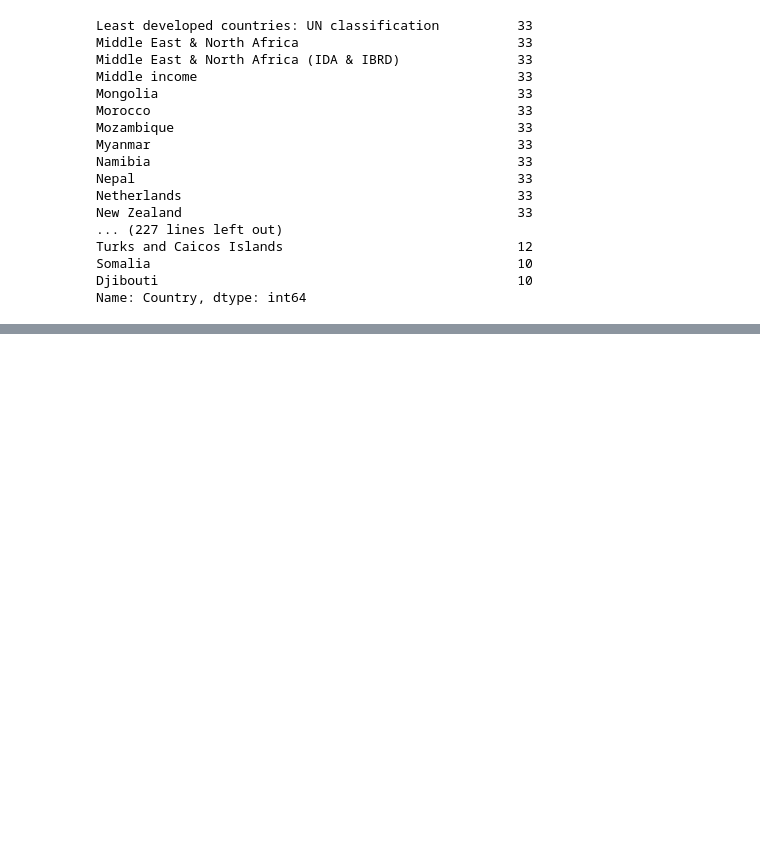
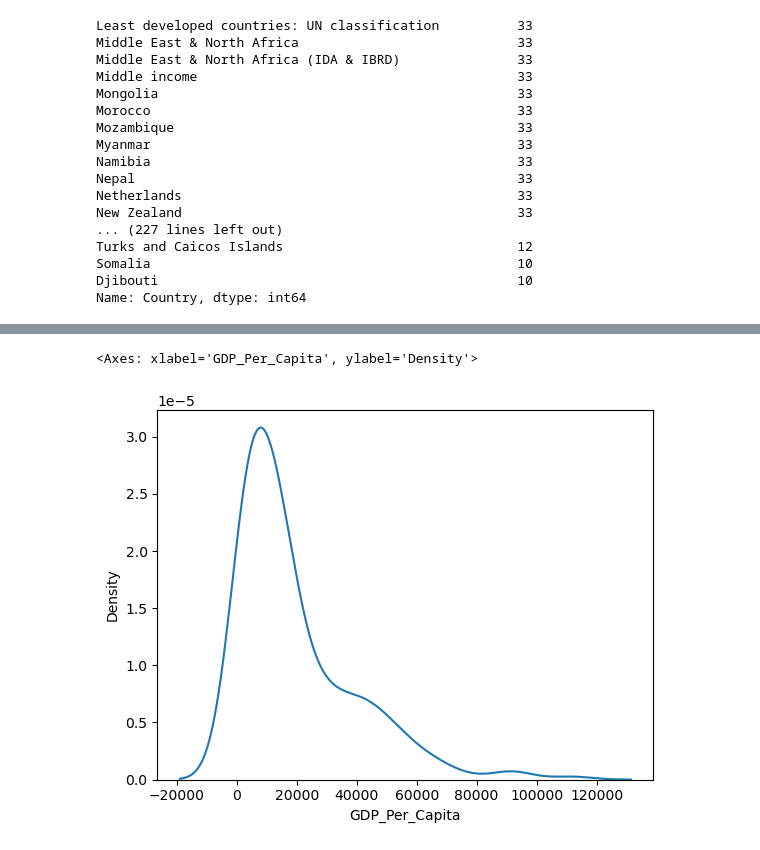
Before and after one commit to NSS-Data-Analytics-Cohort-10/gdp-and-internet-usage-WPoteet2003, a Jupyter notebook: notebooks/gdp-internet.ipynb, the cells around one changed output, grey strips where cells are left out. Saved outputs shown, nothing was run; the diff lists cells and outputs as text; code cells hidden in the pictures; blank space fills up the shorter version.

```diff
--- a/notebooks/gdp-internet.ipynb
+++ b/notebooks/gdp-internet.ipynb
@@ -121,0 +167,5 @@ Name: Country, dtype: int64
+# %%
+sns.kdeplot(data["GDP_Per_Capita"])
+# %% [output]
+<Axes: xlabel='GDP_Per_Capita', ylabel='Density'>
+[figure, added]
```
Also changed, not shown: parts of 52 cells of this notebook.
